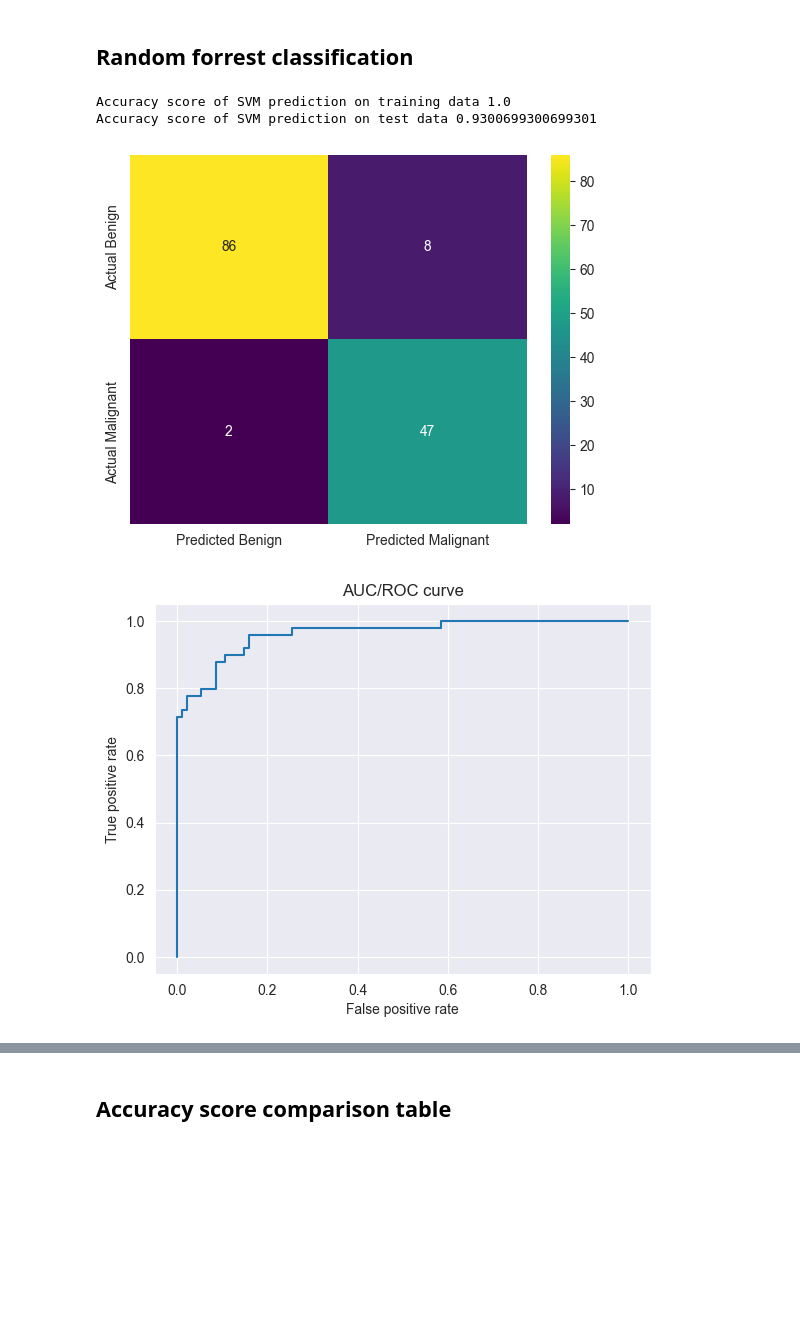
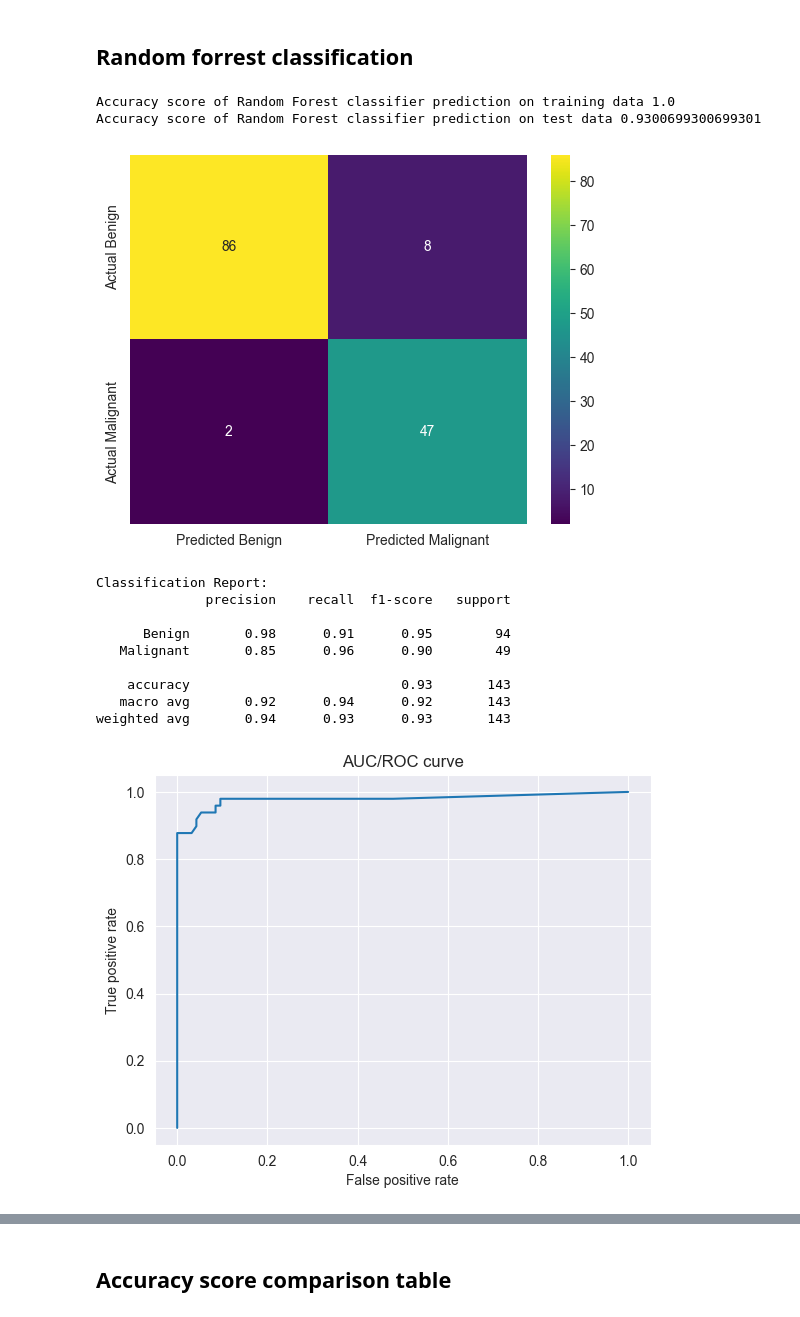
Before and after one commit to matijapavlovic8/breast-cancer-classification, a Jupyter notebook: breast-cancer-classification.ipynb, the cells around one changed output, grey strips where cells are left out. Cells and saved outputs as stored; diff of their text form; code cells hidden in the pictures; blank space fills up the shorter version.

```diff
--- a/breast-cancer-classification.ipynb
+++ b/breast-cancer-classification.ipynb
@@ -533,0 +593,29 @@ Accuracy score of KNN prediction on test data 0.9230769230769231
+# %%
+knn = KNeighborsClassifier()
+knn.fit(X_train, y_train)
+
+y_pred_tr = knn.predict(X_train)
+print(f'Accuracy score of unoptimised KNeighborsClassifier prediction on training data {accuracy_score(y_train, y_pred_tr)}')
+acc_table_tr.append(accuracy_score(y_train, y_pred_tr))
+y_pred = knn.predict(X_test)
+print(f'Accuracy score of unoptimised KNeighborsClassifier prediction on test data {accuracy_score(y_test, y_pred)}')
+acc_table_ts.append(accuracy_score(y_test, y_pred))
+conf_matrix = confusion_matrix(y_test, y_pred, labels=['B', 'M'])
+
+cm_heatmap_svm = sns.heatmap(conf_matrix, annot=True, fmt="d", cmap="viridis", cbar=True,
+                             xticklabels=['Predicted Benign', 'Predicted Malignant'],
+                             yticklabels=['Actual Benign', 'Actual Malignant'])
+plt.show()
+
+classification_rep = classification_report(y_test, y_pred, target_names=['Benign', 'Malignant'])
+print("Classification Report:")
+print(classification_rep)
+
+y_pred_proba = knn.predict_proba(X_test)[::,1]
+fpr, tpr, _ = metrics.roc_curve(y_test, y_pred_proba, pos_label='M')
+auc = metrics.roc_auc_score(y_test, y_pred_proba)
+plt.plot(fpr, tpr)
+plt.title("AUC/ROC curve")
+plt.xlabel("False positive rate")
+plt.ylabel("True positive rate")
+plt.show()
@@ -606,33 +734,46 @@ Accuracy score of SVM prediction on test data 0.916083916083916
 # %%
 from sklearn.ensemble import RandomForestClassifier
 
 rfc = RandomForestClassifier()
 
 rfc.fit(X_train, y_train)
 
 y_pred_tr = rfc.predict(X_train)
 print(f'Accuracy score of Random Forest classifier prediction on training data {accuracy_score(y_train, y_pred_tr)}')
 acc_table_tr.append(accuracy_score(y_train, y_pred_tr))
 y_pred = rfc.predict(X_test)
 print(f'Accuracy score of Random Forest classifier prediction on test data {accuracy_score(y_test, y_pred)}')
 acc_table_ts.append(accuracy_score(y_test, y_pred))
 conf_matrix = confusion_matrix(y_test, y_pred, labels=['B', 'M'])
 
 cm_heatmap_svm = sns.heatmap(conf_matrix, annot=True, fmt="d", cmap="viridis", cbar=True,
                              xticklabels=['Predicted Benign', 'Predicted Malignant'],
                              yticklabels=['Actual Benign', 'Actual Malignant'])
 plt.show()
 
-y_pred_proba = svm.predict_proba(X_test)[::,1]
+classification_rep = classification_report(y_test, y_pred, target_names=['Benign', 'Malignant'])
+print("Classification Report:")
+print(classification_rep)
+
+y_pred_proba = rfc.predict_proba(X_test)[::,1]
 fpr, tpr, _ = metrics.roc_curve(y_test, y_pred_proba, pos_label='M')
 auc = metrics.roc_auc_score(y_test, y_pred_proba)
 plt.plot(fpr, tpr)
 plt.title("AUC/ROC curve")
 plt.xlabel("False positive rate")
 plt.ylabel("True positive rate")
 plt.show()
 # %% [output]
-Accuracy score of SVM prediction on training data 1.0
-Accuracy score of SVM prediction on test data 0.9300699300699301
+Accuracy score of Random Forest classifier prediction on training data 1.0
+Accuracy score of Random Forest classifier prediction on test data 0.9300699300699301
 [figure]
+Classification Report:
+              precision    recall  f1-score   support
+
+      Benign       0.98      0.91      0.95        94
+   Malignant       0.85      0.96      0.90        49
+
+    accuracy                           0.93       143
+   macro avg       0.92      0.94      0.92       143
+weighted avg       0.94      0.93      0.93       143
-[figure, old version]
+[figure, new version]
```
Also changed, not shown: parts of 12 cells of this notebook.
